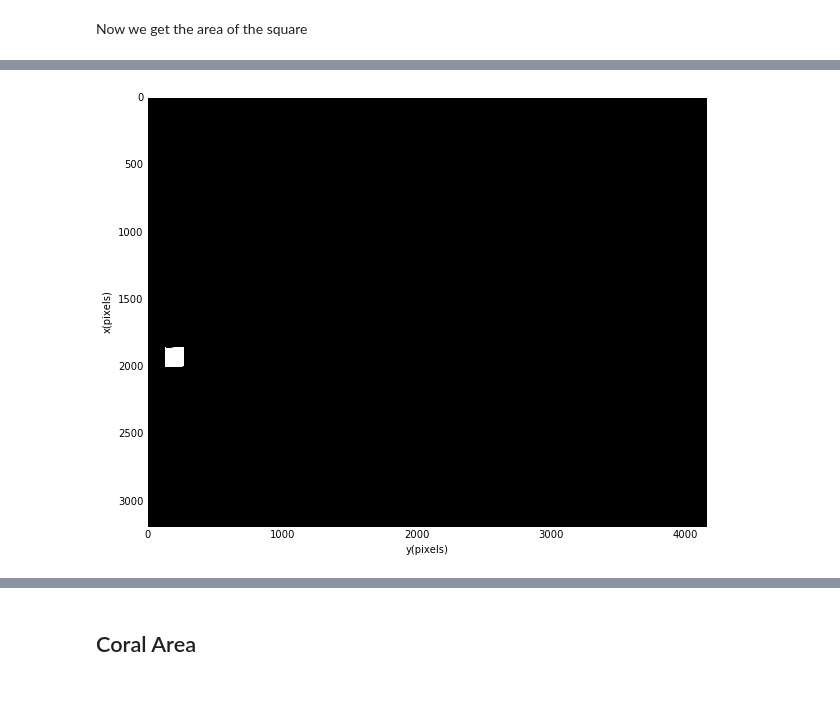
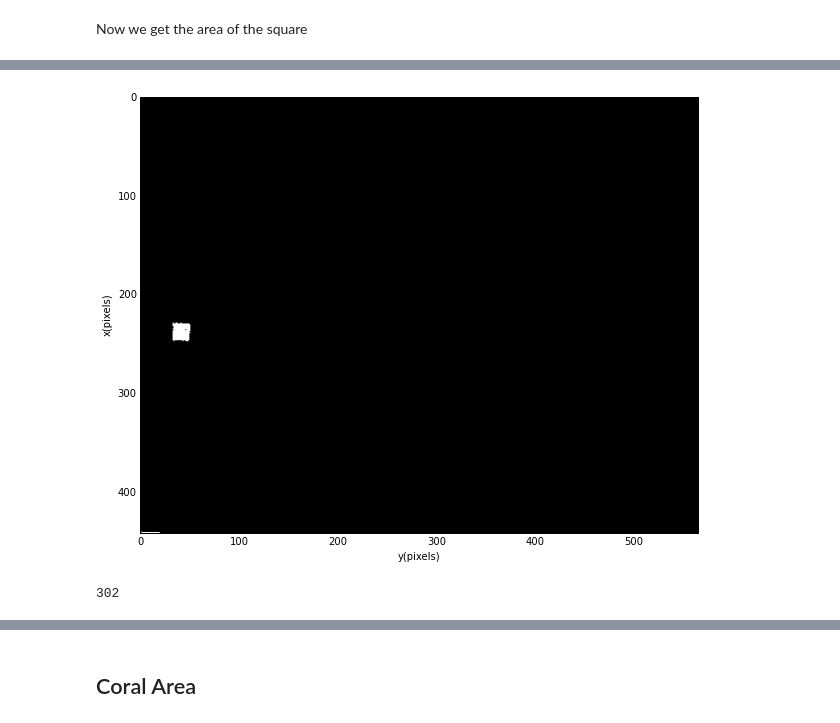
Before and after one commit to sercharpak/Image_Analisis, a Jupyter notebook: Proyecto/First_Pipeline/notebooks/Coral_Area_Measurement.ipynb, the cells around one changed output, grey strips where cells are left out. Drawn from its saved outputs; the diff is of its cells as text; code cells hidden in the pictures; blank space fills up the shorter version.

Commit message:
Final notebook for individual image.

```diff
--- a/Proyecto/First_Pipeline/notebooks/Coral_Area_Measurement.ipynb
+++ b/Proyecto/First_Pipeline/notebooks/Coral_Area_Measurement.ipynb
@@ -170,0 +122,18 @@ img_thresholded_new = img_delete_y
+# %%
+for i in range (n_x_new):
+    for j in range(n_y_new):
+        if(j<n_y_cut):
+            img_square[i,j] = img[i,j]
+        else:
+            img_coral[i,j] = img[i,j]
+# %%
+img_square_binary, thresh_square = umbralizar_otsu(img_square)
+img_coral_binary, thresh_coral = umbralizar_otsu(img_coral)
+# %%
+img_thresholded = np.zeros((n_x_new, n_y_new))
+for i in range (n_x_new):
+    for j in range(n_y_new):
+        if(j<n_y_cut):
+            img_thresholded[i,j] = img_square_binary[i,j]
+        else:
+            img_thresholded[i,j] = img_coral_binary[i,j]
@@ -171,3 +194,5 @@ img_thresholded_new = img_delete_y
+# %%
+img_thresholded_new = img_thresholded
 # %%
 n_x_new, n_y_new = img_thresholded_new.shape
 # %%
@@ -197,11 +218,11 @@ for i in range (n_x_new):
 # %%
 fig = plt.figure(figsize = (10,10))
 plt.gray()
-imshow(img_thresholded_up)
+plt.imshow(img_thresholded_up)
 plt.savefig("img_man_umbr_cut_up.png",format = 'png')
 plt.xlabel("y(pixels)")
 plt.ylabel("x(pixels)")
 plt.show()
 # %% [output]
-[figure, old version]
+[figure, new version]
 # %%
@@ -209,3 +230,7 @@ etiquetas_square, num = label(img_thresholded_up, connectivity=1, return_num=Tru
 # %%
 hist, bins_edges = np.histogram(etiquetas_square.ravel())
+# %%
+print np.sort(hist)[len(hist)-2]
+# %% [output]
+302
 # %%
```
Also changed, not shown: parts of 68 cells of this notebook, 26 other files.
